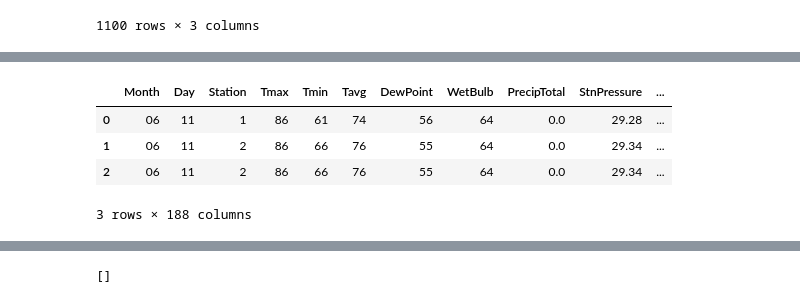
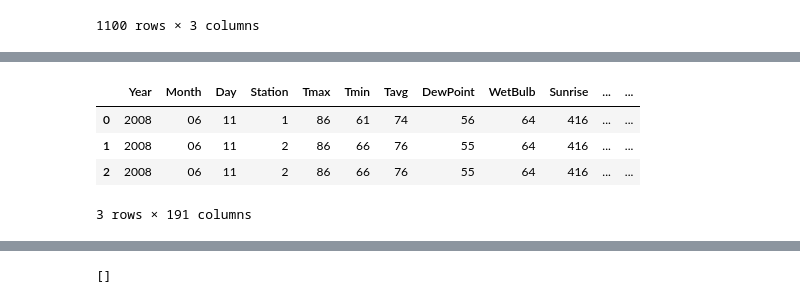
Before and after one commit to lydra4/Projects, a Jupyter notebook: West Nile Virus Prediction/Project_4_group_MLdata.ipynb, the cells around one changed output, grey strips where cells are left out. Drawn from its saved outputs; the diff is of its cells as text; code cells hidden in the pictures.

```diff
--- a/West Nile Virus Prediction/Project_4_group_MLdata.ipynb
+++ b/West Nile Virus Prediction/Project_4_group_MLdata.ipynb
@@ -565,7 +565,7 @@ Index(['Station', 'Tmax', 'Tmin', 'Tavg', 'Depart', 'DewPoint', 'WetBulb',
       dtype='object')
 # %%
 # choose what features to retain in weather data for merging
-w_formerge = w_df1.drop(columns=['Depart','Heat','Cool','Sunrise','Sunset',
+w_formerge = w_df1.drop(columns=['Depart','Heat','Cool',
                                 'Depth','Water1','SnowFall'])
 # dropping depart, heat, cool since have collinearity with temperature features
 # dropping sunrise sunset since unlikely to be related to west nile virus, also a calculated feature, not true measure
@@ -581,0 +590,8 @@ display(w_formerge.head(3))
+# %%
+# use fillna
+w_formerge['Sunrise'].replace("-", np.nan, inplace=True)
+w_formerge['Sunset'].replace('-', np.nan, inplace=True)
+# w_formerge.query("Sunrise.isna()") # To check
+w_formerge['Sunrise'].fillna(method='ffill', inplace=True)
+w_formerge['Sunset'].fillna(method='ffill', inplace=True)
+# w_formerge.query("Tavg.isna()") $ To check
@@ -960,6 +991,8 @@ wtt_df['SeaLevel'] = wtt_df['SeaLevel'].astype('float64')
 wtt_df['WetBulb'] = wtt_df['WetBulb'].astype('int64')
 wtt_df['AvgSpeed'] = wtt_df['AvgSpeed'].astype('float64')
 wtt_df['Tavg'] = wtt_df['Tavg'].astype('int64')
+wtt_df['Sunrise'] = wtt_df['Sunrise'].astype('int64')
+wtt_df['Sunset'] = wtt_df['Sunset'].astype('int64')
 # %% [markdown]
 #### PrecipTotal
 # %%
@@ -1257,17 +1349,18 @@ display(wtn_df2.head(3))
 # %%
 # do the same for test set
 # new column with month and day
 wtt_df1 = wtt_df1.reset_index() # shift date index back to column
 wtt_df1['Day'] = wtt_df1['Date'].dt.strftime('%d') # extract day
 wtt_df1['Month'] = wtt_df1['Date'].dt.strftime('%m') # extract month
+wtt_df1['Year'] = wtt_df1['Date'].dt.strftime('%Y') # extract year
 wtt_df2 = wtt_df1.drop(columns=['Date']) # drop full date column
 # bring Day and month to front
-wtt_df2.set_index(['Month','Day'], inplace=True)
+wtt_df2.set_index(['Year','Month','Day'], inplace=True)
 wtt_df2 = wtt_df2.reset_index() # shift date index back to column
 display(wtt_df2.head(3))
 # %% [output]
-|  | Month | Day | Station | Tmax | Tmin | Tavg | DewPoint | WetBulb | PrecipTotal | StnPressure | ... |
-| 0 | 06 | 11 | 1 | 86 | 61 | 74 | 56 | 64 | 0.0 | 29.28 | ... |
-| 1 | 06 | 11 | 2 | 86 | 66 | 76 | 55 | 64 | 0.0 | 29.34 | ... |
-| 2 | 06 | 11 | 2 | 86 | 66 | 76 | 55 | 64 | 0.0 | 29.34 | ... |
+|  | Year | Month | Day | Station | Tmax | Tmin | Tavg | DewPoint | WetBulb | Sunrise | ... | ... |
+| 0 | 2008 | 06 | 11 | 1 | 86 | 61 | 74 | 56 | 64 | 416 | ... | ... |
+| 1 | 2008 | 06 | 11 | 2 | 86 | 66 | 76 | 55 | 64 | 416 | ... | ... |
+| 2 | 2008 | 06 | 11 | 2 | 86 | 66 | 76 | 55 | 64 | 416 | ... | ... |
-3 rows × 188 columns
+3 rows × 191 columns
```
Also changed, not shown: parts of 35 cells of this notebook, 5 other files.
